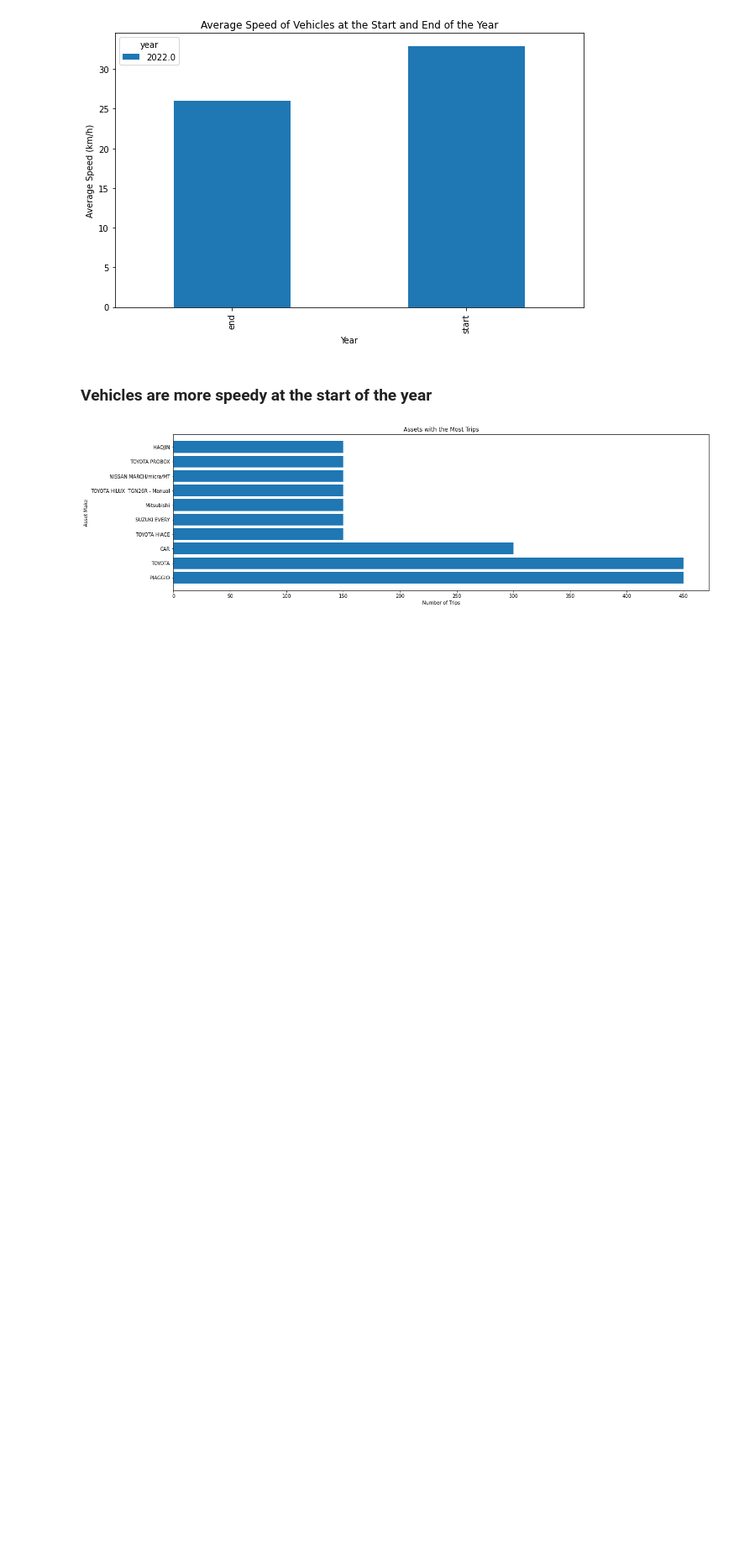
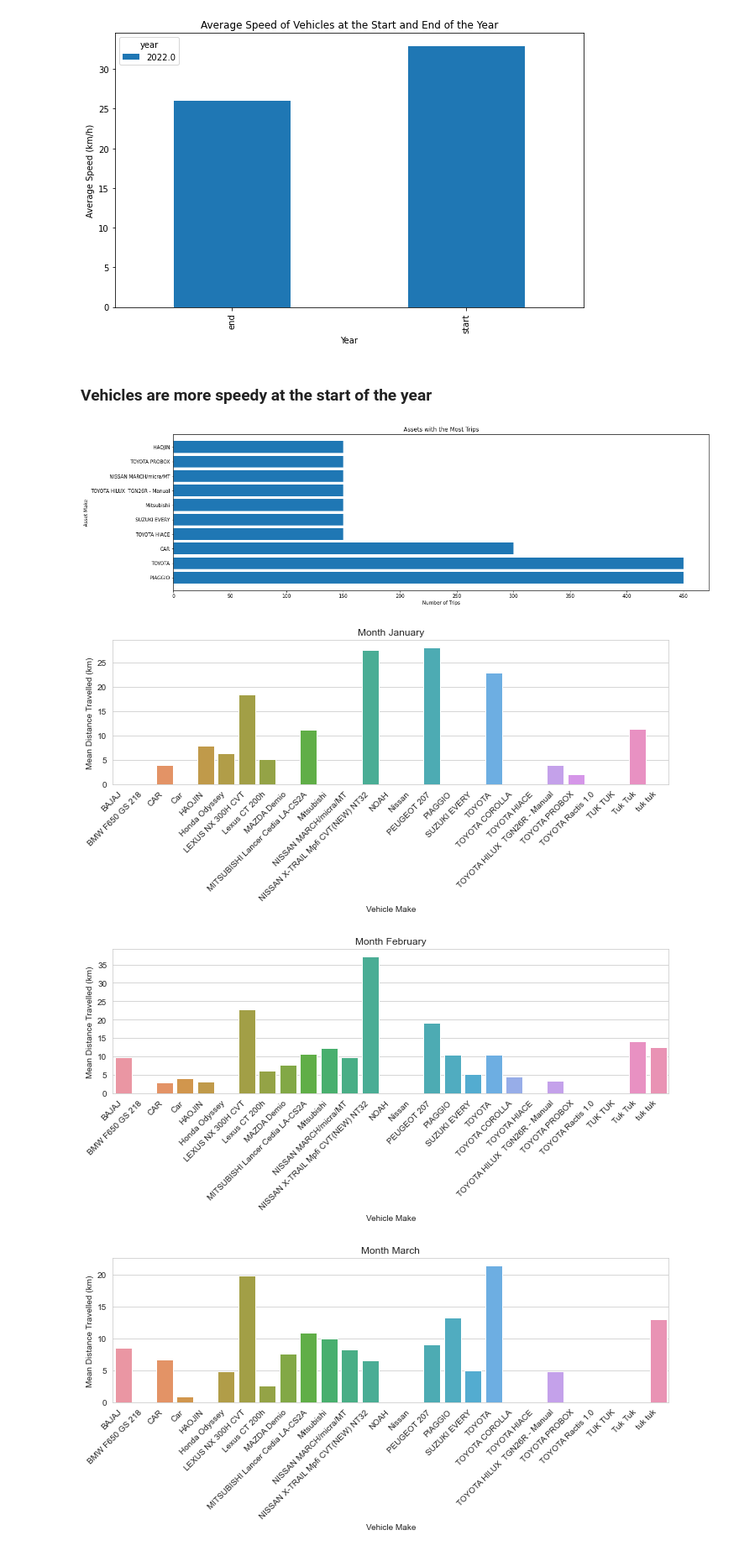
Before and after one commit to joykangangi/DataSciencePlayground, a Jupyter notebook: Yatsa_Analytics_EDA.ipynb, the cells around one changed output. Shown at 84% size. Drawn from its saved outputs; the diff is of its cells as text; code cells hidden in the pictures; blank space fills up the shorter version.

```diff
--- a/Yatsa_Analytics_EDA.ipynb
+++ b/Yatsa_Analytics_EDA.ipynb
@@ -735,3 +735,32 @@ ax.set_title('Assets with the Most Trips')
 plt.show()
 # %% [output]
 [figure]
+# %%
+import seaborn as sns
+
+# group data by day and vehicle make
+daily_distance = merged_df.groupby(['created_month', 'make'])['distance_km'].mean().reset_index()
+
+# filter data for most frequent vehicle makes
+make_counts = merged_df['make'].value_counts()
+top_makes = make_counts[make_counts >= 100].index
+daily_distance = daily_distance[daily_distance['make'].isin(top_makes)]
+
+# set the style of the plot
+sns.set_style('whitegrid')
+
+# loop over each month and generate a bar plot
+for month in daily_distance['created_month'].unique():
+    df = daily_distance[daily_distance['created_month'] == month]
+    plt.figure(figsize=(10, 5))
+    sns.barplot(data=df, x='make', y='distance_km')
+    plt.title(f'Month {month}')
+    plt.xlabel('Vehicle Make')
+    plt.ylabel('Mean Distance Travelled (km)')
+    plt.xticks(rotation=45, ha='right')
+    plt.tight_layout()
+    plt.show()
+# %% [output]
+[figure, added]
+[figure, added]
+[figure, added]
```
Also changed, not shown: parts of 2 cells of this notebook.
